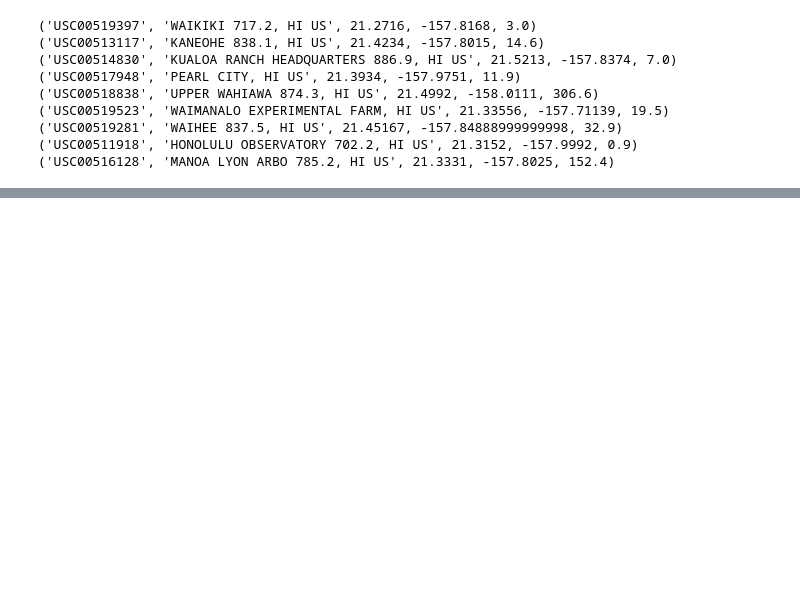
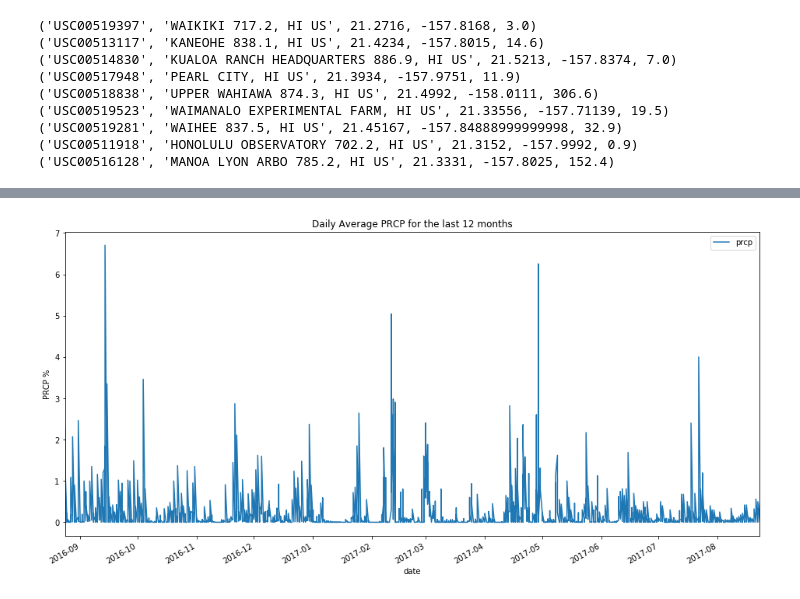
Before and after one commit to aerwemi/-Hawaii_climate_analysis, a Jupyter notebook: climate_analysis.ipynb, the cells around one changed output, grey strips where cells are left out. Cells and saved outputs as stored; diff of their text form; code cells hidden in the pictures; blank space fills up the shorter version.

```diff
--- a/climate_analysis.ipynb
+++ b/climate_analysis.ipynb
@@ -201,0 +185,3 @@ cm.cool_r
+# %%
+# get data
+prcp_12m=session.query(Measurements.date, Measurements.prcp).filter(Measurements.date > '2016-08-23' ).order_by(Measurements.date).all()
@@ -201,0 +208,12 @@ cm.cool_r
+# %%
+prcp_12m_date = [i[0] for i in prcp_12m]
+prcp_12m_prcp = [i[1] for i in prcp_12m]
+# %%
+import pandas as pd
+import matplotlib.pyplot as plt
+prcp_12m_df = pd.DataFrame(
+    {'date': prcp_12m_date,
+     'prcp': prcp_12m_prcp
+    })
+# %%
+prcp_12m_df['date'] = pd.to_datetime(prcp_12m_df['date'])
@@ -201,0 +229,7 @@ cm.cool_r
+# %%
+ax=prcp_12m_df.set_index('date').plot(figsize=(16,8))
+ax.set_title('Daily Average PRCP for the last 12 months')
+ax.set_ylabel('PRCP %')
+plt.show()
+# %% [output]
+[figure, added]
```
Also changed, not shown: parts of 75 cells of this notebook.
